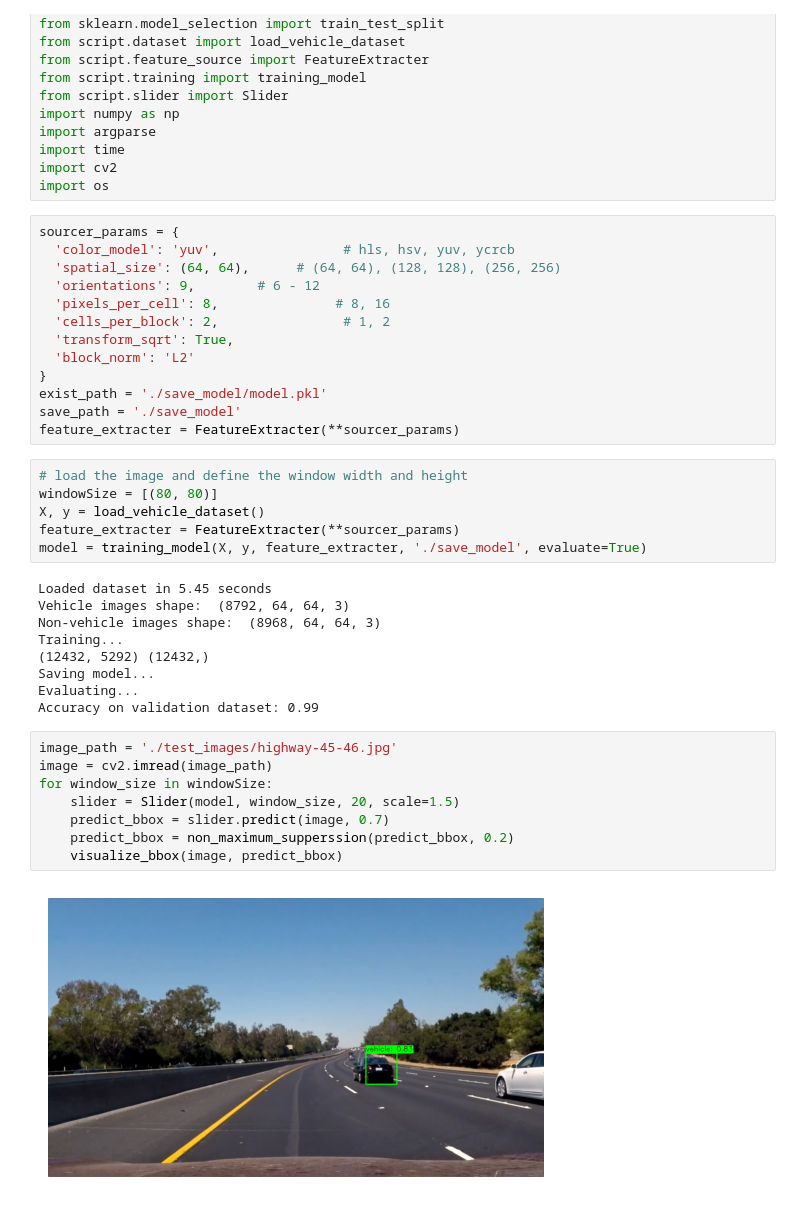
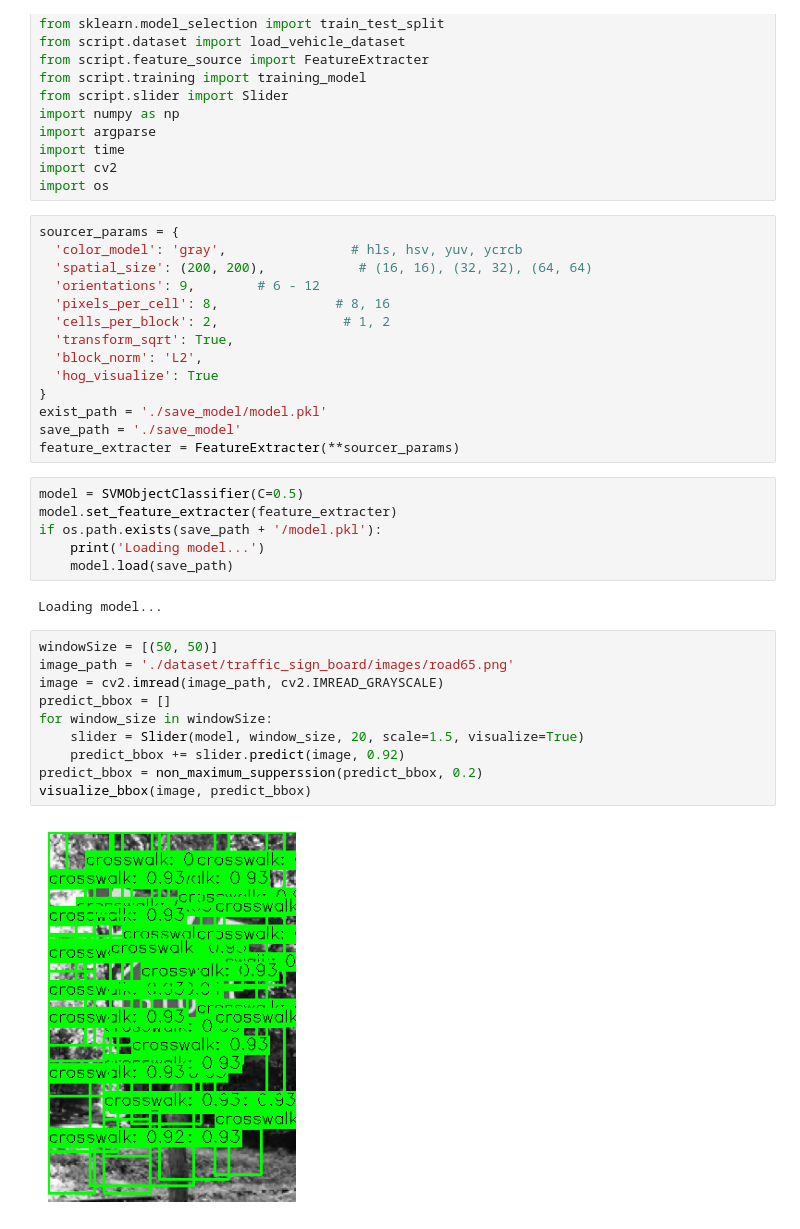
Before and after one commit to EbisuRyu/Vehicle-Detection-using-SVM-and-HOG, a Jupyter notebook: test_detection.ipynb, the cells around one changed output. Cells and saved outputs as stored; diff of their text form.

```diff
--- a/test_detection.ipynb
+++ b/test_detection.ipynb
@@ -13,39 +13,35 @@ import cv2
 import os
 # %%
 sourcer_params = {
-  'color_model': 'yuv',                # hls, hsv, yuv, ycrcb
-  'spatial_size': (64, 64),      # (64, 64), (128, 128), (256, 256)
+  'color_model': 'gray',                # hls, hsv, yuv, ycrcb
+  'spatial_size': (200, 200),            # (16, 16), (32, 32), (64, 64)
   'orientations': 9,        # 6 - 12
   'pixels_per_cell': 8,               # 8, 16
   'cells_per_block': 2,                # 1, 2
   'transform_sqrt': True,
-  'block_norm': 'L2'
+  'block_norm': 'L2',
+  'hog_visualize': True
 }
 exist_path = './save_model/model.pkl'
 save_path = './save_model'
 feature_extracter = FeatureExtracter(**sourcer_params)
-# %%
-# load the image and define the window width and height
-windowSize = [(80, 80)]
-X, y = load_vehicle_dataset()
-feature_extracter = FeatureExtracter(**sourcer_params)
-model = training_model(X, y, feature_extracter, './save_model', evaluate=True)
-# %% [output]
-Loaded dataset in 5.45 seconds
-Vehicle images shape:  (8792, 64, 64, 3)
-Non-vehicle images shape:  (8968, 64, 64, 3)
-Training...
-(12432, 5292) (12432,)
-Saving model...
-Evaluating...
-Accuracy on validation dataset: 0.99
+# %%
+model = SVMObjectClassifier(C=0.5)
+model.set_feature_extracter(feature_extracter)
+if os.path.exists(save_path + '/model.pkl'):
+    print('Loading model...')
+    model.load(save_path)
+# %% [output]
+Loading model...
 # %%
-image_path = './test_images/highway-45-46.jpg'
-image = cv2.imread(image_path)
+windowSize = [(50, 50)]
+image_path = './dataset/traffic_sign_board/images/road65.png'
+image = cv2.imread(image_path, cv2.IMREAD_GRAYSCALE)
+predict_bbox = []
 for window_size in windowSize:
-    slider = Slider(model, window_size, 20, scale=1.5)
-    predict_bbox = slider.predict(image, 0.7)
-    predict_bbox = non_maximum_supperssion(predict_bbox, 0.2)
-    visualize_bbox(image, predict_bbox)
+    slider = Slider(model, window_size, 20, scale=1.5, visualize=True)
+    predict_bbox += slider.predict(image, 0.92)
+predict_bbox = non_maximum_supperssion(predict_bbox, 0.2)
+visualize_bbox(image, predict_bbox)
 # %% [output]
-[figure, old version]
+[figure, new version]
```
Also changed, not shown: parts of 1 cell of this notebook, 13 other files.
